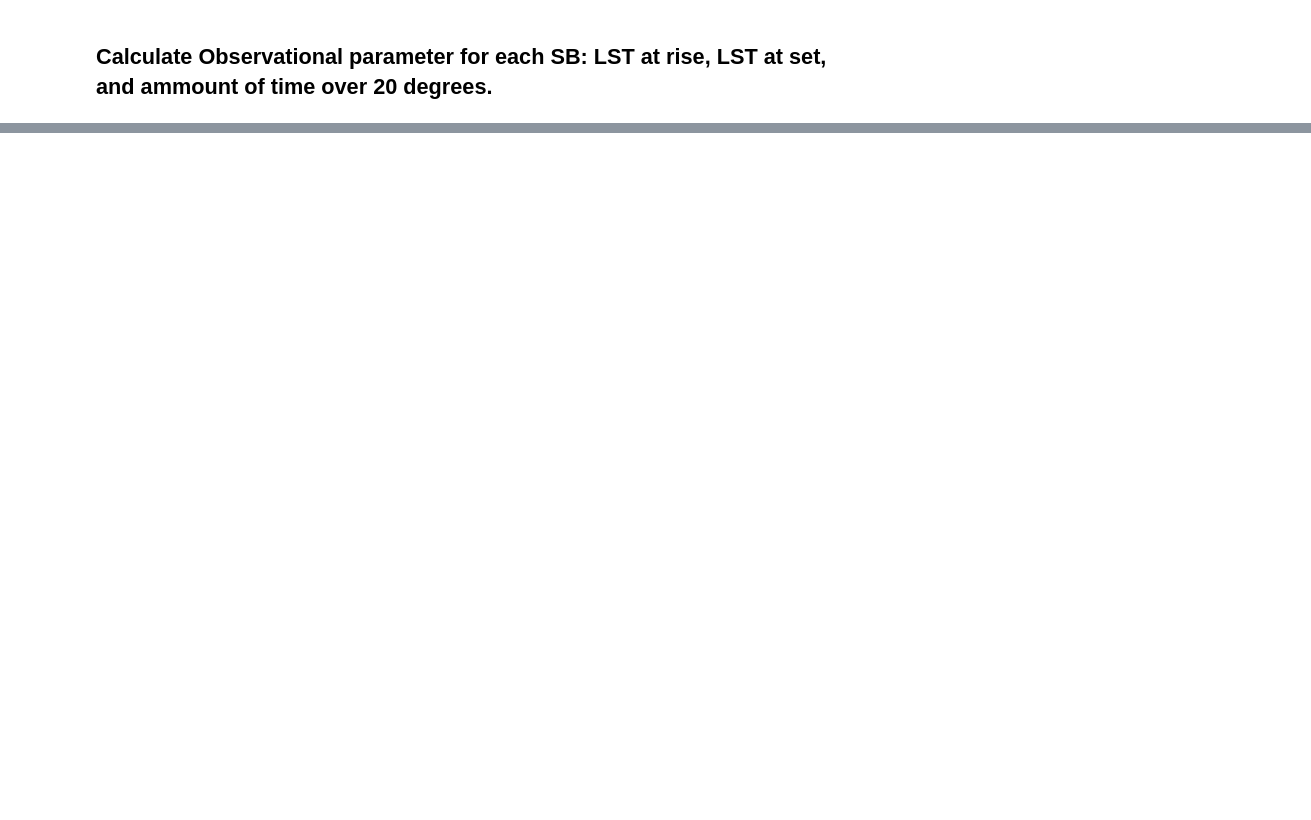
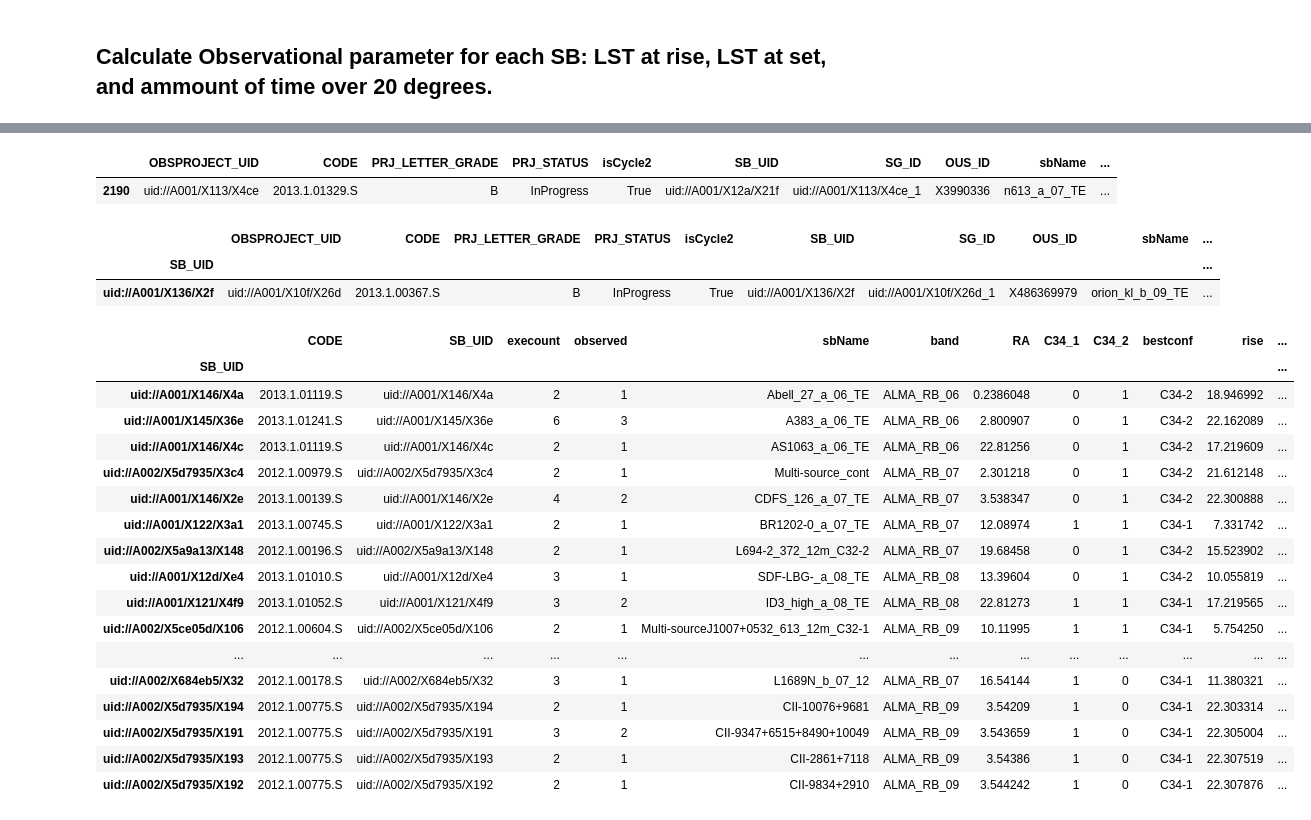
Before and after one commit to itoledoc/notebook, a Jupyter notebook: apa_reports.ipynb, the cells around one changed output, grey strips where cells are left out. Drawn from its saved outputs; the diff is of its cells as text; code cells hidden in the pictures; blank space fills up the shorter version.

```diff
--- a/apa_reports.ipynb
+++ b/apa_reports.ipynb
@@ -164,12 +187,14 @@ p3 = p2[
     ['fieldRef', 'SB_UID', 'solarSystem', 'name', 'intendedUse', 'arraySB']
 ].query(
     'arraySB == "TWELVE-M" and solarSystem != "Unspecified"').SB_UID.values
-remaining_ephem_codes = remaining_all.query('SB_UID in @p3').CODE.unique().tolist()
-remaining_problem_codes = remaining_all.query('observed >= execount').CODE.unique().tolist()
-print remaining_ephem_codes
-print remaining_problem_codes
+remaining_ephem_codes = remaining_all.query('SB_UID in @p3').SB_UID.unique().tolist()
+remaining_problem_codes = remaining_all.query('observed >= execount').SB_UID.unique().tolist()
+print(remaining_all.query('SB_UID in @remaining_ephem_codes')[
+        ['CODE', 'SB_UID', 'sbName', 'execount', 'observed', 'RA', 'SB_STATE']])
+print(remaining_all.query('SB_UID in @remaining_problem_codes')[
+        ['CODE', 'SB_UID', 'sbName', 'execount', 'observed', 'SB_STATE']])
 outcod = []
 outcod.extend(remaining_ephem_codes)
 outcod.extend(remaining_problem_codes)
-remaining = remaining_all.query('CODE not in @outcod')
+remaining = remaining_all.query('SB_UID not in @outcod')
 # %% [output]
@@ -243,3 +289,5 @@ remaining['SB_ETC2_remain'] = remaining.SB_ETC2_exec * (remaining.execount - rem
+# %%
+remaining.set_index('SB_UID', drop=False, inplace=True)
 # %%
 remaining.to_csv('/home/itoledo/Work/reportsR/remaining.csv')
 # %%
@@ -277,0 +366,32 @@ remaining.groupby(['CODE', 'Problem'])[['sbName']].count().unstack().head()
+# %%
+summary.query('SG_ID in @sg_two12m')[summary.query('SG_ID in @sg_two12m').sbName.str.endswith('_TE')].query('observed > 0 and SB_STATE != "FullyObserved"')
+# %% [output]
+|  | OBSPROJECT_UID | CODE | PRJ_LETTER_GRADE | PRJ_STATUS | isCycle2 | SB_UID | SG_ID | OUS_ID | sbName | ... |
+| 2190 | uid://A001/X113/X4ce | 2013.1.01329.S | B | InProgress | True | uid://A001/X12a/X21f | uid://A001/X113/X4ce_1 | X3990336 | n613_a_07_TE | ... |
+# %%
+remaining.query('SG_ID in @sg_two12m')[remaining.query('SG_ID in @sg_two12m').sbName.str.endswith('_TE')].query('observed == 0 and days == 0')
+# %% [output]
+|  | OBSPROJECT_UID | CODE | PRJ_LETTER_GRADE | PRJ_STATUS | isCycle2 | SB_UID | SG_ID | OUS_ID | sbName | ... |
+| SB_UID |  |  |  |  |  |  |  |  |  | ... |
+| uid://A001/X136/X2f | uid://A001/X10f/X26d | 2013.1.00367.S | B | InProgress | True | uid://A001/X136/X2f | uid://A001/X10f/X26d_1 | X486369979 | orion_kl_b_09_TE | ... |
+# %%
+remaining.query('(C34_1 == 1 or C34_2 == 1) and two_12m == False and isPolarization == False').query('PRJ_LETTER_GRADE != "C"').query('observed > 0')[['CODE', 'SB_UID', 'execount', 'observed', 'sbName', 'band', 'RA', 'C34_1', 'C34_2','bestconf','rise', 'set', 'Problem', 'Prj. Problem', 'days', 'weekend']].sort(['Problem', 'band', 'RA'])
+# %% [output]
+|  | CODE | SB_UID | execount | observed | sbName | band | RA | C34_1 | C34_2 | bestconf | rise | ... |
+| SB_UID |  |  |  |  |  |  |  |  |  |  |  | ... |
+| uid://A001/X146/X4a | 2013.1.01119.S | uid://A001/X146/X4a | 2 | 1 | Abell_27_a_06_TE | ALMA_RB_06 | 0.2386048 | 0 | 1 | C34-2 | 18.946992 | ... |
+| uid://A001/X145/X36e | 2013.1.01241.S | uid://A001/X145/X36e | 6 | 3 | A383_a_06_TE | ALMA_RB_06 | 2.800907 | 0 | 1 | C34-2 | 22.162089 | ... |
+| uid://A001/X146/X4c | 2013.1.01119.S | uid://A001/X146/X4c | 2 | 1 | AS1063_a_06_TE | ALMA_RB_06 | 22.81256 | 0 | 1 | C34-2 | 17.219609 | ... |
+| uid://A002/X5d7935/X3c4 | 2012.1.00979.S | uid://A002/X5d7935/X3c4 | 2 | 1 | Multi-source_cont | ALMA_RB_07 | 2.301218 | 0 | 1 | C34-2 | 21.612148 | ... |
+| uid://A001/X146/X2e | 2013.1.00139.S | uid://A001/X146/X2e | 4 | 2 | CDFS_126_a_07_TE | ALMA_RB_07 | 3.538347 | 0 | 1 | C34-2 | 22.300888 | ... |
+| uid://A001/X122/X3a1 | 2013.1.00745.S | uid://A001/X122/X3a1 | 2 | 1 | BR1202-0_a_07_TE | ALMA_RB_07 | 12.08974 | 1 | 1 | C34-1 | 7.331742 | ... |
+| uid://A002/X5a9a13/X148 | 2012.1.00196.S | uid://A002/X5a9a13/X148 | 2 | 1 | L694-2_372_12m_C32-2 | ALMA_RB_07 | 19.68458 | 0 | 1 | C34-2 | 15.523902 | ... |
+| uid://A001/X12d/Xe4 | 2013.1.01010.S | uid://A001/X12d/Xe4 | 3 | 1 | SDF-LBG-_a_08_TE | ALMA_RB_08 | 13.39604 | 0 | 1 | C34-2 | 10.055819 | ... |
+| uid://A001/X121/X4f9 | 2013.1.01052.S | uid://A001/X121/X4f9 | 3 | 2 | ID3_high_a_08_TE | ALMA_RB_08 | 22.81273 | 1 | 1 | C34-1 | 17.219565 | ... |
+| uid://A002/X5ce05d/X106 | 2012.1.00604.S | uid://A002/X5ce05d/X106 | 2 | 1 | Multi-sourceJ1007+0532_613_12m_C32-1 | ALMA_RB_09 | 10.11995 | 1 | 1 | C34-1 | 5.754250 | ... |
+| ... | ... | ... | ... | ... | ... | ... | ... | ... | ... | ... | ... | ... |
+| uid://A002/X684eb5/X32 | 2012.1.00178.S | uid://A002/X684eb5/X32 | 3 | 1 | L1689N_b_07_12 | ALMA_RB_07 | 16.54144 | 1 | 0 | C34-1 | 11.380321 | ... |
+| uid://A002/X5d7935/X194 | 2012.1.00775.S | uid://A002/X5d7935/X194 | 2 | 1 | CII-10076+9681 | ALMA_RB_09 | 3.54209 | 1 | 0 | C34-1 | 22.303314 | ... |
+| uid://A002/X5d7935/X191 | 2012.1.00775.S | uid://A002/X5d7935/X191 | 3 | 2 | CII-9347+6515+8490+10049 | ALMA_RB_09 | 3.543659 | 1 | 0 | C34-1 | 22.305004 | ... |
+| uid://A002/X5d7935/X193 | 2012.1.00775.S | uid://A002/X5d7935/X193 | 2 | 1 | CII-2861+7118 | ALMA_RB_09 | 3.54386 | 1 | 0 | C34-1 | 22.307519 | ... |
+| uid://A002/X5d7935/X192 | 2012.1.00775.S | uid://A002/X5d7935/X192 | 2 | 1 | CII-9834+2910 | ALMA_RB_09 | 3.544242 | 1 | 0 | C34-1 | 22.307876 | ... |
```
Also changed, not shown: parts of 22 cells of this notebook, 1 other file.
